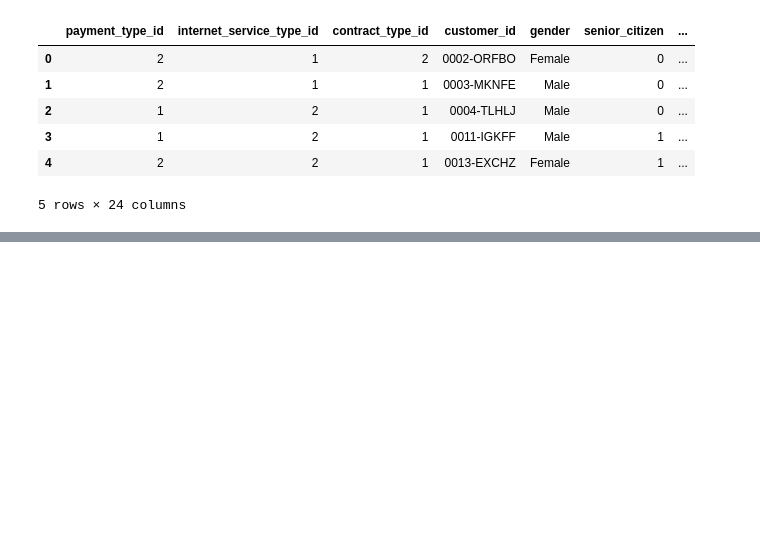
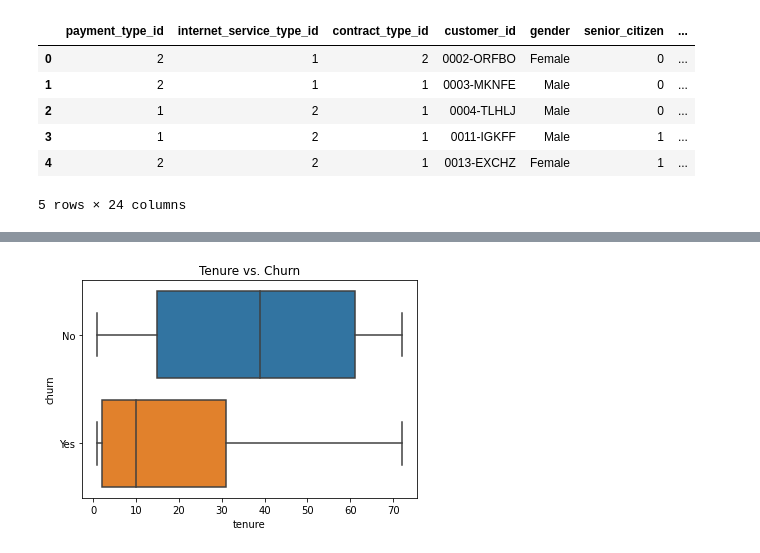
Before and after one commit to BurtonBarnes/Classification-Project, a Jupyter notebook: final_report.ipynb, the cells around one changed output, grey strips where cells are left out. Cells and saved outputs as stored; diff of their text form; code cells hidden in the pictures; blank space fills up the shorter version.

```diff
--- a/final_report.ipynb
+++ b/final_report.ipynb
@@ -64,0 +103,5 @@ train.describe()
+# %%
+# Does Tenure affect churn?
+p.get_tenure(train)
+# %% [output]
+[figure, added]
```
Also changed, not shown: parts of 36 cells of this notebook.
